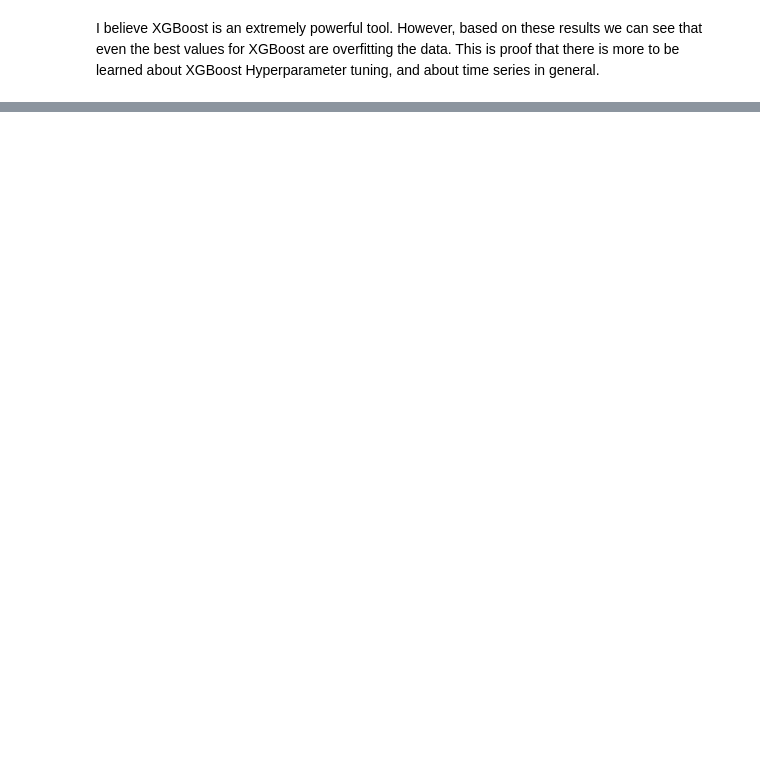
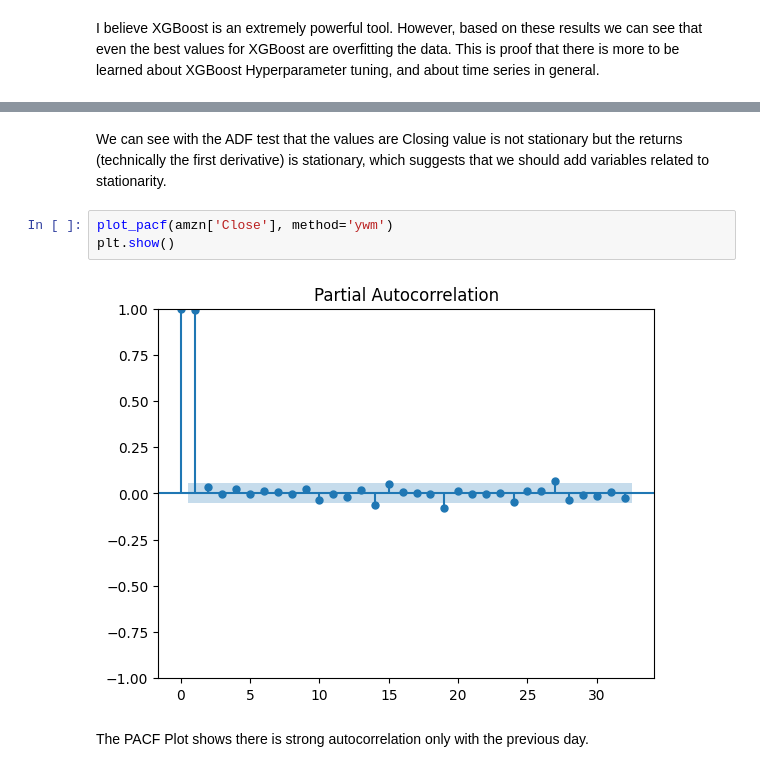
Before and after one commit to OAillon/Stock-Price-Prediction, a Jupyter notebook: jupyter_notebooks/XGBoost.ipynb, the cells around one changed output, grey strips where cells are left out. Drawn from its saved outputs; the diff is of its cells as text; blank space fills up the shorter version.

Commit message:
Added PACF and ADF Tests

```diff
--- a/jupyter_notebooks/XGBoost.ipynb
+++ b/jupyter_notebooks/XGBoost.ipynb
@@ -245,0 +305,9 @@ plt.show()
+# %% [markdown]
+We can see with the ADF test that the values are Closing value is not stationary but the returns (technically the first derivative) is stationary, which suggests that we should add variables related to stationarity.
+# %%
+plot_pacf(amzn['Close'], method='ywm')
+plt.show()
+# %% [output]
+[figure, added]
+# %% [markdown]
+The PACF Plot shows there is strong autocorrelation only with the previous day.
```
Also changed, not shown: parts of 15 cells of this notebook.
